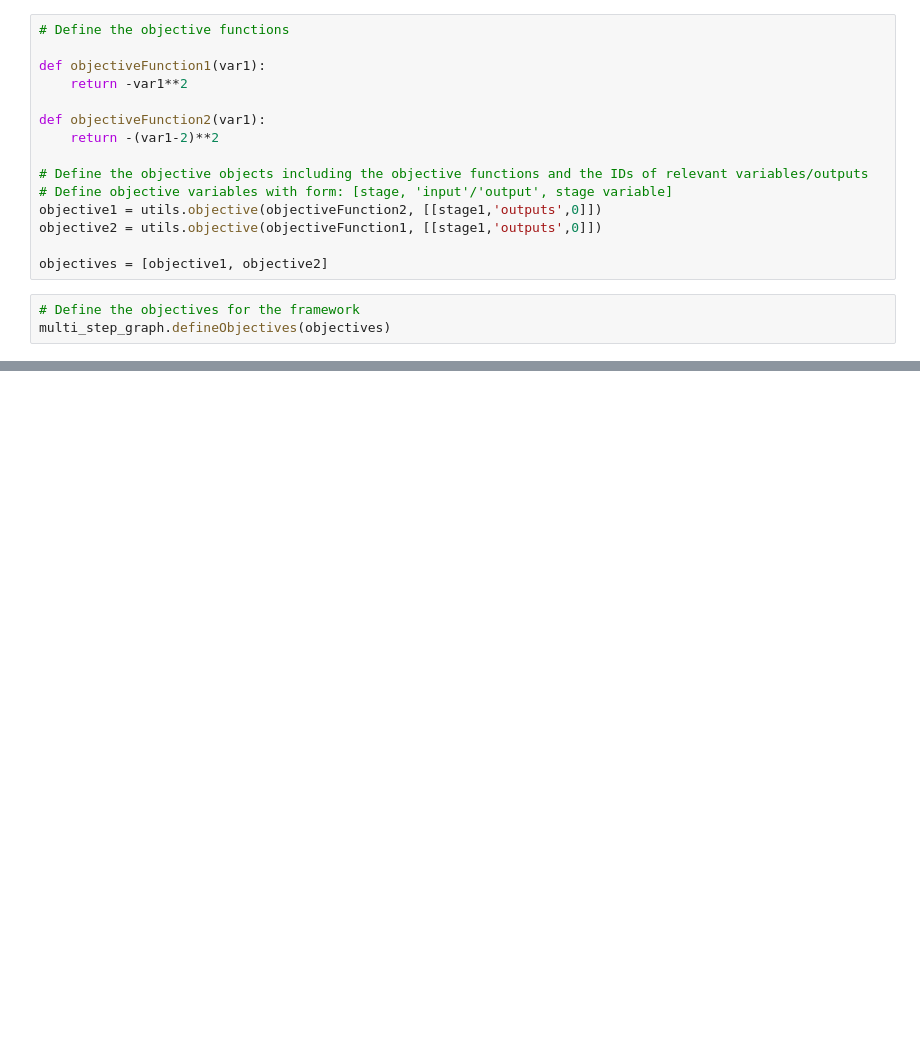
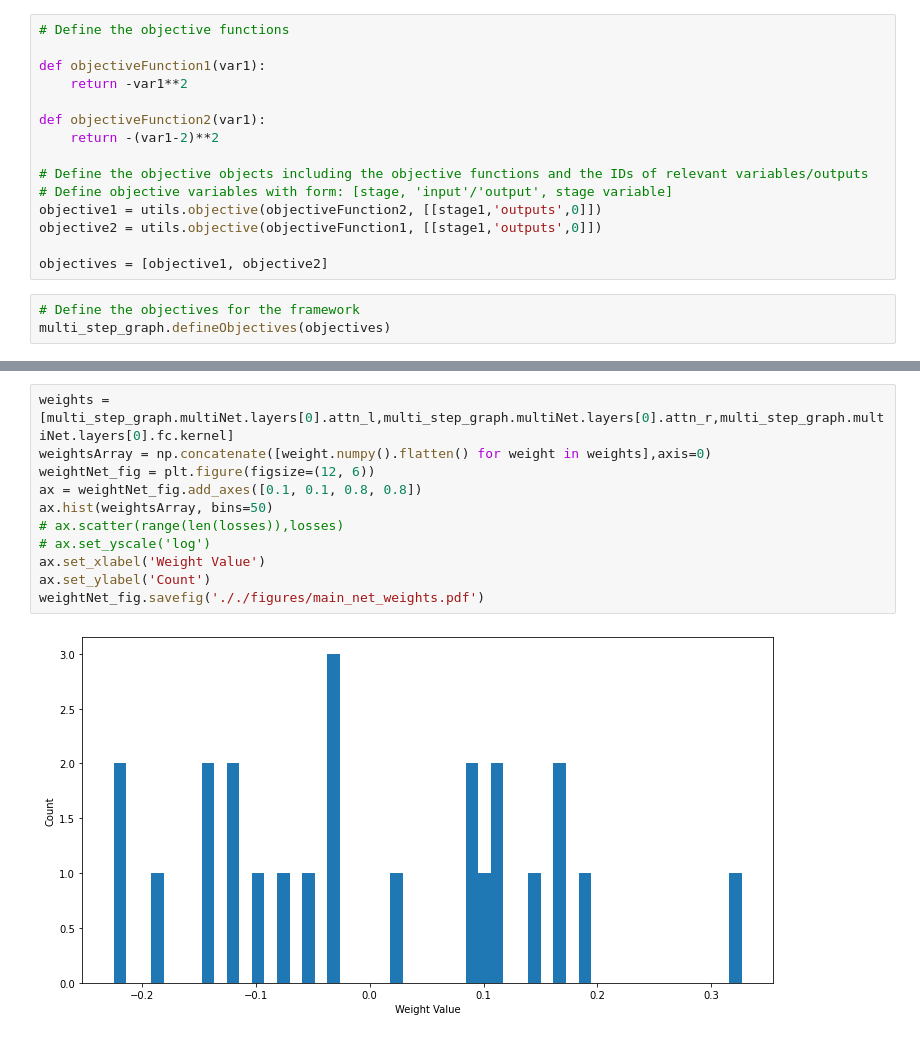
Before and after one commit to RoryGeeson/multi-step-framework, a Jupyter notebook: examples/Pareto_test/Pareto_test.ipynb, the cells around one changed output, grey strips where cells are left out. Drawn from its saved outputs; the diff is of its cells as text; blank space fills up the shorter version.

```diff
--- a/examples/Pareto_test/Pareto_test.ipynb
+++ b/examples/Pareto_test/Pareto_test.ipynb
@@ -131,0 +173,13 @@ pareto.savefig('././figures/pareto_Pareto_test.pdf')
+# %%
+weights = [multi_step_graph.multiNet.layers[0].attn_l,multi_step_graph.multiNet.layers[0].attn_r,multi_step_graph.multiNet.layers[0].fc.kernel]
+weightsArray = np.concatenate([weight.numpy().flatten() for weight in weights],axis=0)
+weightNet_fig = plt.figure(figsize=(12, 6))
+ax = weightNet_fig.add_axes([0.1, 0.1, 0.8, 0.8])
+ax.hist(weightsArray, bins=50)
+# ax.scatter(range(len(losses)),losses)
+# ax.set_yscale('log')
+ax.set_xlabel('Weight Value')
+ax.set_ylabel('Count')
+weightNet_fig.savefig('././figures/main_net_weights.pdf')
+# %% [output]
+[figure, added]
```
Also changed, not shown: parts of 9 cells of this notebook, 7 other files.
